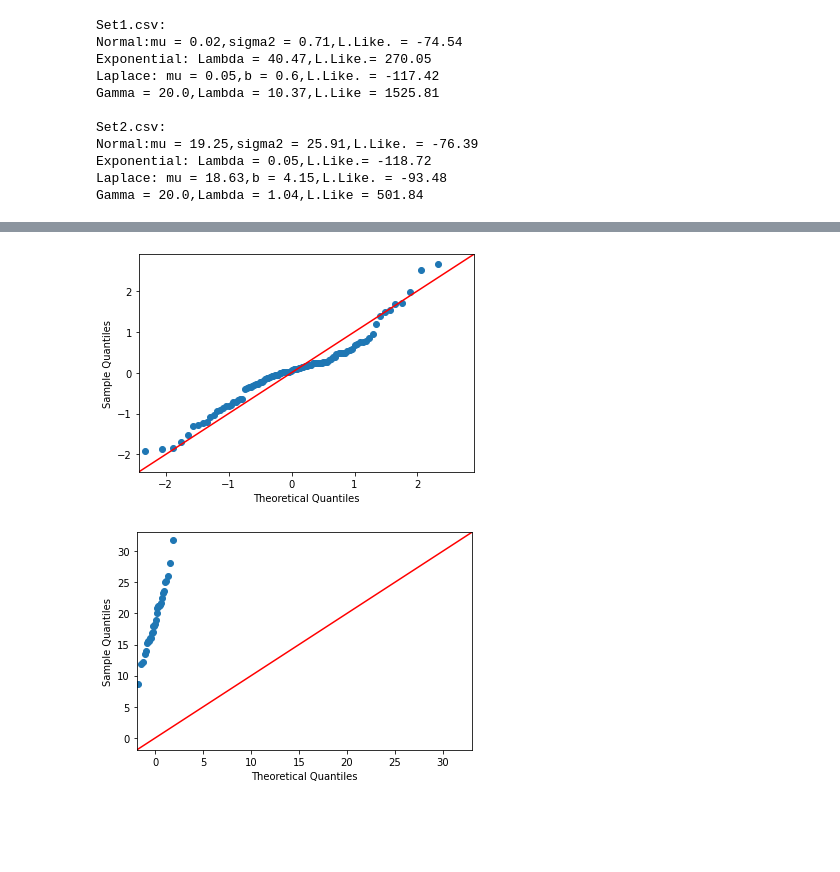
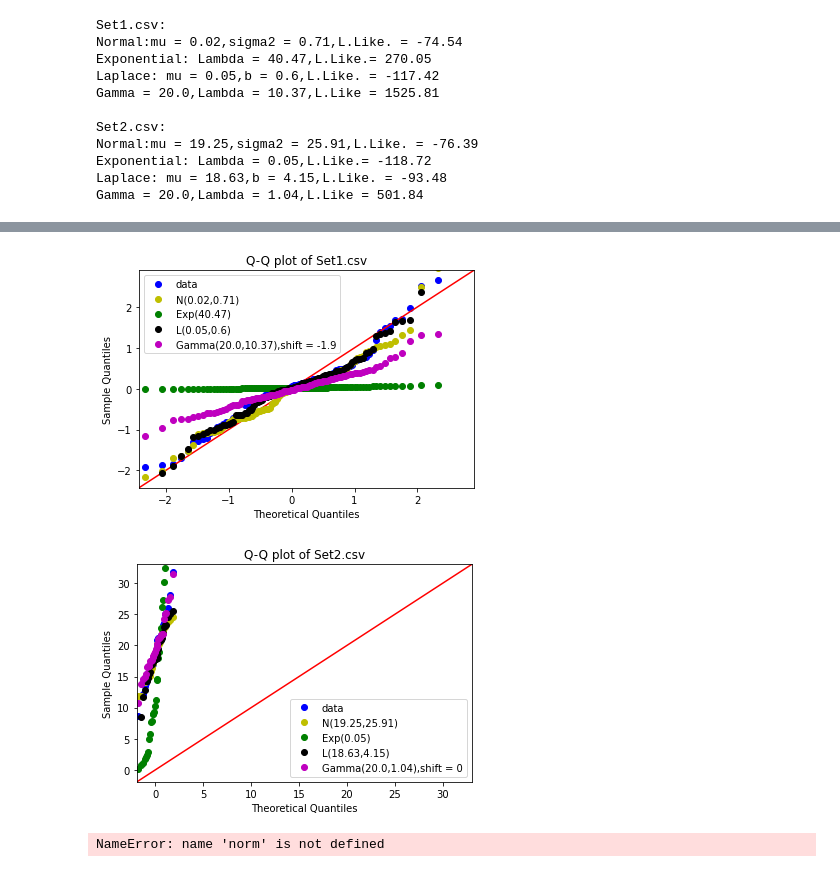
Before and after one commit to CalebThian/MLE, a Jupyter notebook: main.ipynb, the cells around one changed output, grey strips where cells are left out. Saved outputs shown, nothing was run; the diff lists cells and outputs as text; code cells hidden in the pictures; blank space fills up the shorter version.

Commit message:
Q-Q plot of the data

```diff
--- a/main.ipynb
+++ b/main.ipynb
@@ -300,7 +313,7 @@ def information(data):
 # %%
-for i in range(len(data)):
+for i in range(len(f)):
     print(f"{f[i]}:")
-    information(data[i])
+    information(data[i],f[i])
     print()
 # %% [output]
 Set1.csv:
@@ -317,6 +330,9 @@ Gamma = 20.0,Lambda = 1.04,L.Like = 501.84
 # %%
 def plot_all_fit(data):
     plt.figure(figsize=(10,10))
+
+    a= plt.hist(data,density = True,label = 'Density')
+    plt.ylim(top=max(a[0])*1.5)
 
     mu,sigma =scipy.stats.norm.fit(data)
     app_mu,app_ss = round(mu,2),round(sigma_square,2)
@@ -335,8 +351,7 @@ def plot_all_fit(data):
     app_a,app_loc,app_lam = round(a,2),round(loc,2),round(1/scale,2)
     plt.plot(x, scipy.stats.gamma.pdf(x, a,loc = loc, scale = scale),label = f'Gamma({app_a},{app_lam}),shift = {app_loc}')
 
-    a= plt.hist(data,density = True)
-    plt.ylim(top=max(a[0])*1.5)
+
     plt.legend()
     plt.show()
 # %%
@@ -348,10 +363,37 @@ for i in range(len(data)):
-# %%
-def qq_plot(data):
-    sm.qqplot(data, line='45')
-    pylab.show()
+# %%
+def qq_plot(data,filename):
+    fig, ax = plt.subplots()
+    sm.qqplot(data, line='45',ax = ax,markerfacecolor='b',markeredgecolor='b',label='data')
+
+    p = par[filename]
+    n = len(data)
+
+    norm_r = scipy.stats.norm.rvs(loc = p['n_mu'], scale = p['sigma'],size = n)
+    app_n_mu,app_ss = round(p['n_mu'],2),round(p['sigma_square'],2)
+    sm.qqplot(norm_r,label=f'N({app_n_mu},{app_ss})',ax = ax,markerfacecolor='y',markeredgecolor='y')
+
+    exp_r = scipy.stats.expon.rvs(scale = 1/p['e_Lambda'],size = n)
+    app_e_lam = round(p['e_Lambda'],2)
+    sm.qqplot(exp_r,label = f'Exp({app_e_lam})',ax = ax,markerfacecolor='g',markeredgecolor='g')
+
+    lap_r = scipy.stats.laplace.rvs(loc = p['l_mu'], scale = p['b'],size = n)
+    app_l_mu,app_b = round(p['l_mu'],2),round(p['b'],2)
+    sm.qqplot(lap_r,label = f'L({app_l_mu},{app_b})',ax = ax,markerfacecolor='k',markeredgecolor='k')
+
+    gamma_r = scipy.stats.gamma.rvs(p['a'],loc = p['g_loc'], scale = 1/p['g_Lambda'],size = n)
+    app_a,app_g_lam,app_loc = round(p['a'],2),round(p['g_Lambda'],2),round(p['g_loc'],2)
+    sm.qqplot(gamma_r,label = f'Gamma({app_a},{app_g_lam}),shift = {app_loc}',ax = ax,markerfacecolor='m',markeredgecolor='m')
+
+    plt.title(f"Q-Q plot of {filename}")
+    plt.legend()
+    plt.show()
 # %%
 for i in range(len(data)):
-    qq_plot(data[i])
+    qq_plot(data[i],f[i])
 # %% [output]
-[figure, old version]
+[figure, new version]
-[figure, old version]
+[figure, new version]
+# %%
+r = norm.rvs(size=1000)
+# %% [output]
+NameError: name 'norm' is not defined
```
Also changed, not shown: parts of 7 cells of this notebook.
